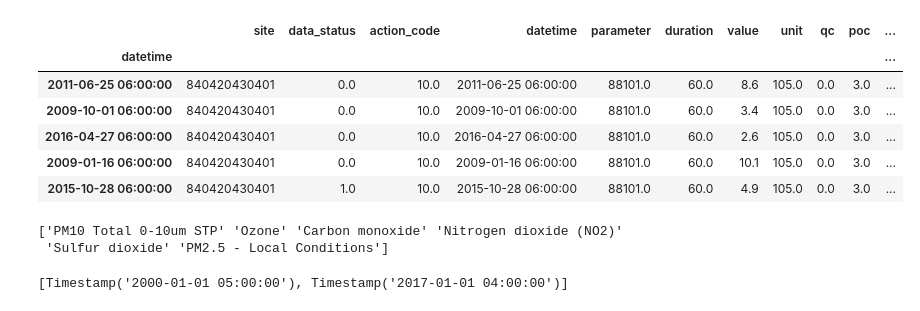
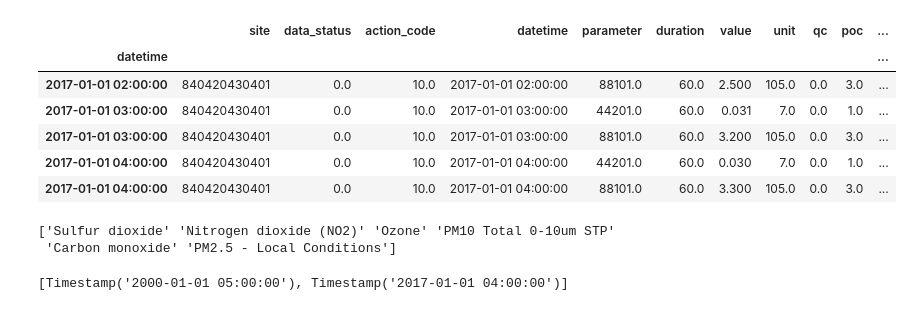
Before and after one commit to DuncanDHall/EAS-air-quality, a Jupyter notebook: exploration_v3.ipynb, the cells around one changed output. Saved outputs shown, nothing was run; the diff lists cells and outputs as text; code cells hidden in the pictures.

```diff
--- a/exploration_v3.ipynb
+++ b/exploration_v3.ipynb
@@ -22,18 +22,19 @@ paramsDict = paramsTab.to_dict()['Parameter']
 # %%
 df=pd.read_csv('raw_data/long_term.csv',parse_dates=[3])
 df.dropna(subset=['datetime'],inplace=True)
 df.drop(['uncertainty', 'qualifiers', 'frequency'],axis=1, inplace=True)
 df.index = df.datetime
+df.sort_index(inplace=True)
 df.site = df.site.astype(str)
 df.tail()
 # %% [output]
 |  | site | data_status | action_code | datetime | parameter | duration | value | unit | qc | poc | ... |
 | datetime |  |  |  |  |  |  |  |  |  |  | ... |
-| 2011-06-25 06:00:00 | 840420430401 | 0.0 | 10.0 | 2011-06-25 06:00:00 | 88101.0 | 60.0 | 8.6 | 105.0 | 0.0 | 3.0 | ... |
-| 2009-10-01 06:00:00 | 840420430401 | 0.0 | 10.0 | 2009-10-01 06:00:00 | 88101.0 | 60.0 | 3.4 | 105.0 | 0.0 | 3.0 | ... |
-| 2016-04-27 06:00:00 | 840420430401 | 0.0 | 10.0 | 2016-04-27 06:00:00 | 88101.0 | 60.0 | 2.6 | 105.0 | 0.0 | 3.0 | ... |
-| 2009-01-16 06:00:00 | 840420430401 | 0.0 | 10.0 | 2009-01-16 06:00:00 | 88101.0 | 60.0 | 10.1 | 105.0 | 0.0 | 3.0 | ... |
-| 2015-10-28 06:00:00 | 840420430401 | 1.0 | 10.0 | 2015-10-28 06:00:00 | 88101.0 | 60.0 | 4.9 | 105.0 | 0.0 | 3.0 | ... |
+| 2017-01-01 02:00:00 | 840420430401 | 0.0 | 10.0 | 2017-01-01 02:00:00 | 88101.0 | 60.0 | 2.500 | 105.0 | 0.0 | 3.0 | ... |
+| 2017-01-01 03:00:00 | 840420430401 | 0.0 | 10.0 | 2017-01-01 03:00:00 | 44201.0 | 60.0 | 0.031 | 7.0 | 0.0 | 1.0 | ... |
+| 2017-01-01 03:00:00 | 840420430401 | 0.0 | 10.0 | 2017-01-01 03:00:00 | 88101.0 | 60.0 | 3.200 | 105.0 | 0.0 | 3.0 | ... |
+| 2017-01-01 04:00:00 | 840420430401 | 0.0 | 10.0 | 2017-01-01 04:00:00 | 44201.0 | 60.0 | 0.030 | 7.0 | 0.0 | 1.0 | ... |
+| 2017-01-01 04:00:00 | 840420430401 | 0.0 | 10.0 | 2017-01-01 04:00:00 | 88101.0 | 60.0 | 3.300 | 105.0 | 0.0 | 3.0 | ... |
 # %%
 df.sort_index();
 # %%
@@ -42,8 +43,8 @@ df.replace({'unit':unitsDict, 'parameter':paramsDict}, inplace=True)
 (PM10, O3, CO, NO2, SO2, PM25) = df.parameter.unique()
 print(df.parameter.unique())
 # %% [output]
-['PM10 Total 0-10um STP' 'Ozone' 'Carbon monoxide' 'Nitrogen dioxide (NO2)'
- 'Sulfur dioxide' 'PM2.5 - Local Conditions']
+['Sulfur dioxide' 'Nitrogen dioxide (NO2)' 'Ozone' 'PM10 Total 0-10um STP'
+ 'Carbon monoxide' 'PM2.5 - Local Conditions']
 # %%
 [df.datetime.min(),df.datetime.max()]
 # %% [output]
```
Also changed, not shown: parts of 19 cells of this notebook, 6 other files.
